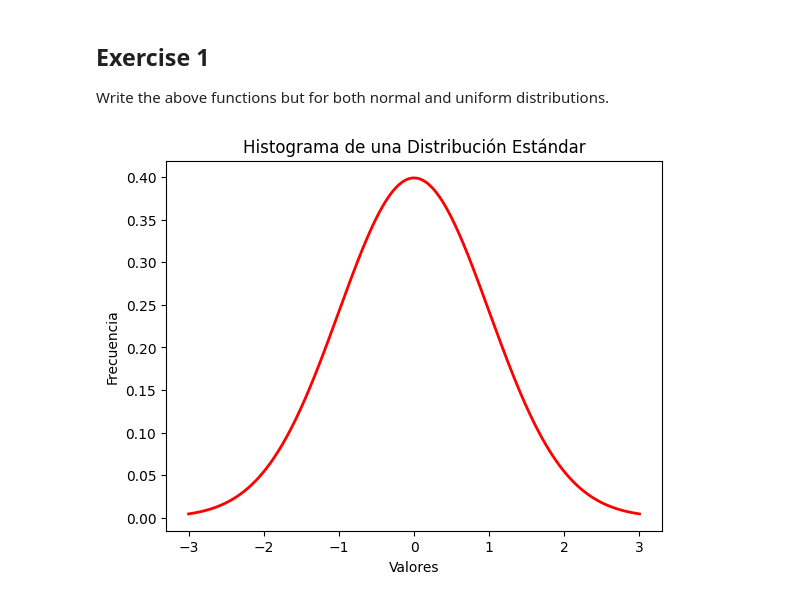
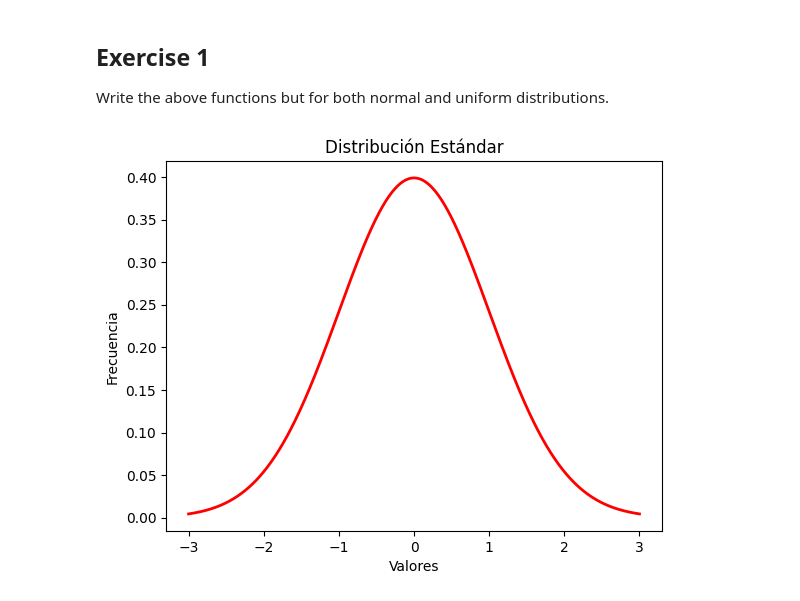
Before and after one commit to 4GeeksAcademy/probability-distribution-exercises-project-with-python_, a Jupyter notebook: notebook/problems.ipynb, the cells around one changed output. Saved outputs shown, nothing was run; the diff lists cells and outputs as text; code cells hidden in the pictures.

```diff
--- a/notebook/problems.ipynb
+++ b/notebook/problems.ipynb
@@ -87,26 +87,26 @@ Write the above functions but for both normal and uniform distributions.
 # %%
 import numpy as np
 import matplotlib.pyplot as plt
 
 media=0
 desviacion_estandar = 1
 
 
 x = np.linspace(media - 3 * desviacion_estandar, media + 3 * desviacion_estandar, 1000)
 pdf = 1 / (desviacion_estandar * np.sqrt(2 * np.pi)) * np.exp(-0.5 * ((x - media) / desviacion_estandar) ** 2)
 
 
 plt.plot(x, pdf, 'r', lw=2)
 
 # Agregar etiquetas y título
 plt.xlabel('Valores')
 plt.ylabel('Frecuencia')
-plt.title('Histograma de una Distribución Estándar')
+plt.title('Distribución Estándar')
 
 # Mostrar el histograma
 plt.show()
 # %% [output]
-[figure, old version]
+[figure, new version]
 # %%
 from scipy.stats import norm
 data = np.linspace(-5, 5, 1000)
```
Also changed, not shown: parts of 6 cells of this notebook.
